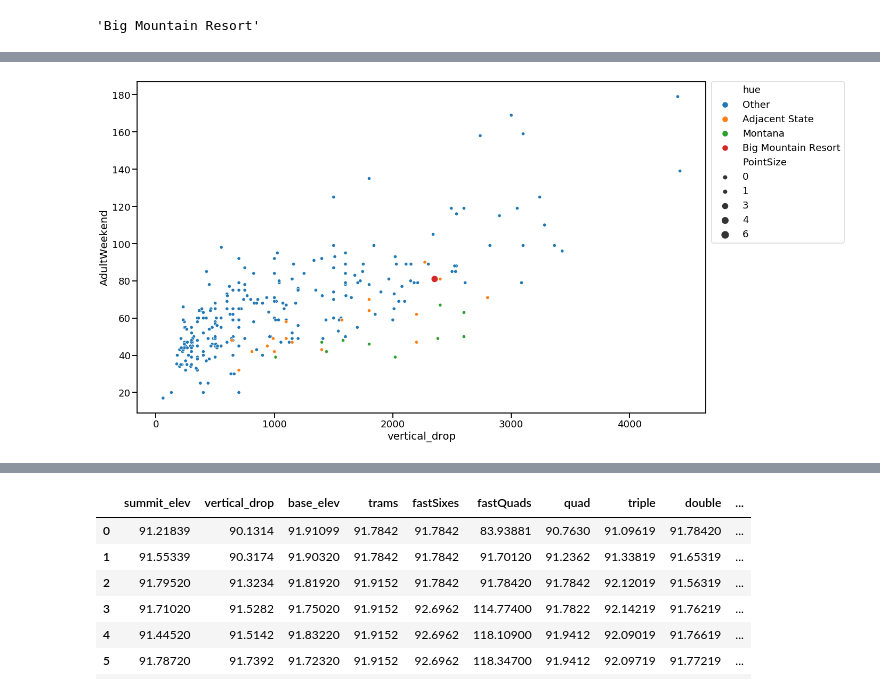
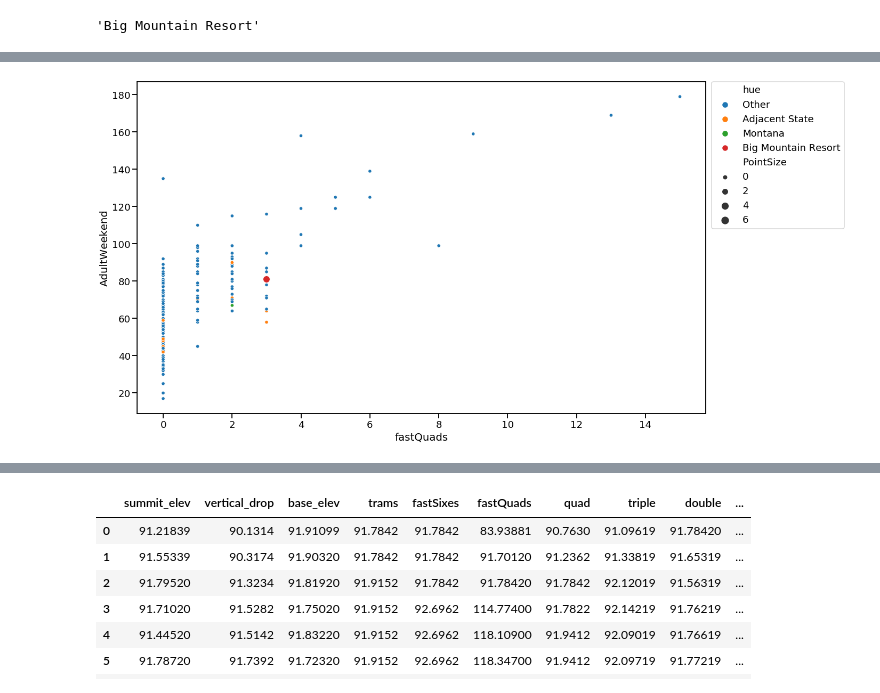
Before and after one commit to Smithright/Springboard, a Jupyter notebook: DataScienceGuidedCapstone-master/Step Six - Presentation Prep/06_presentation.ipynb, the cells around one changed output, grey strips where cells are left out. Saved outputs shown, nothing was run; the diff lists cells and outputs as text; code cells hidden in the pictures.

```diff
--- a/DataScienceGuidedCapstone-master/Step Six - Presentation Prep/06_presentation.ipynb
+++ b/DataScienceGuidedCapstone-master/Step Six - Presentation Prep/06_presentation.ipynb
@@ -127,12 +107,12 @@ sPlotData.loc['Big Mountain Resort','PointSize'] = 5
 # %%
 sb.set_context("talk", font_scale=1.1)
 plt.figure(figsize=(20,10))
-sb.scatterplot(x='vertical_drop', y='AdultWeekend', hue='hue', data=sPlotData, size='PointSize')
+sb.scatterplot(x=plotFeatures, y='AdultWeekend', hue='hue', data=sPlotData, size='PointSize')
 
 plt.legend(bbox_to_anchor=(1.01, 1),borderaxespad=0)
 plt.tight_layout()
 
 plt.savefig("default_legend_position_Seaborn_scatterplot.png",
                     format='png',dpi=150)
 # %% [output]
-[figure, old version]
+[figure, new version]
```
Also changed, not shown: parts of 6 cells of this notebook, 1 other file.
